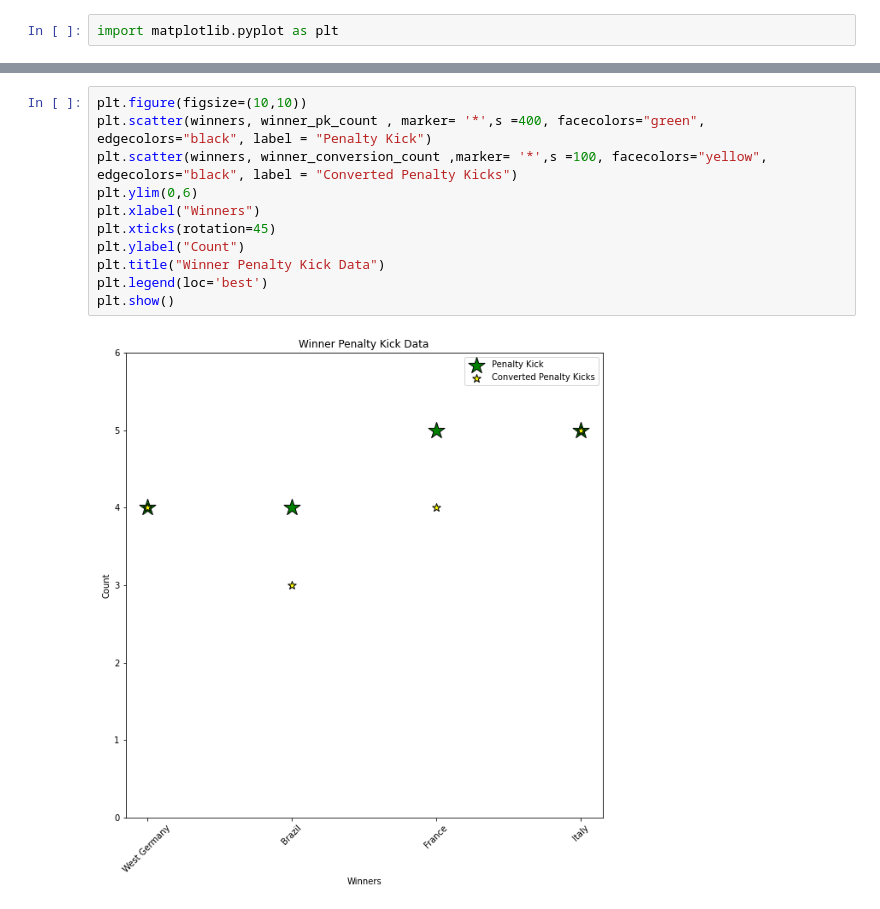
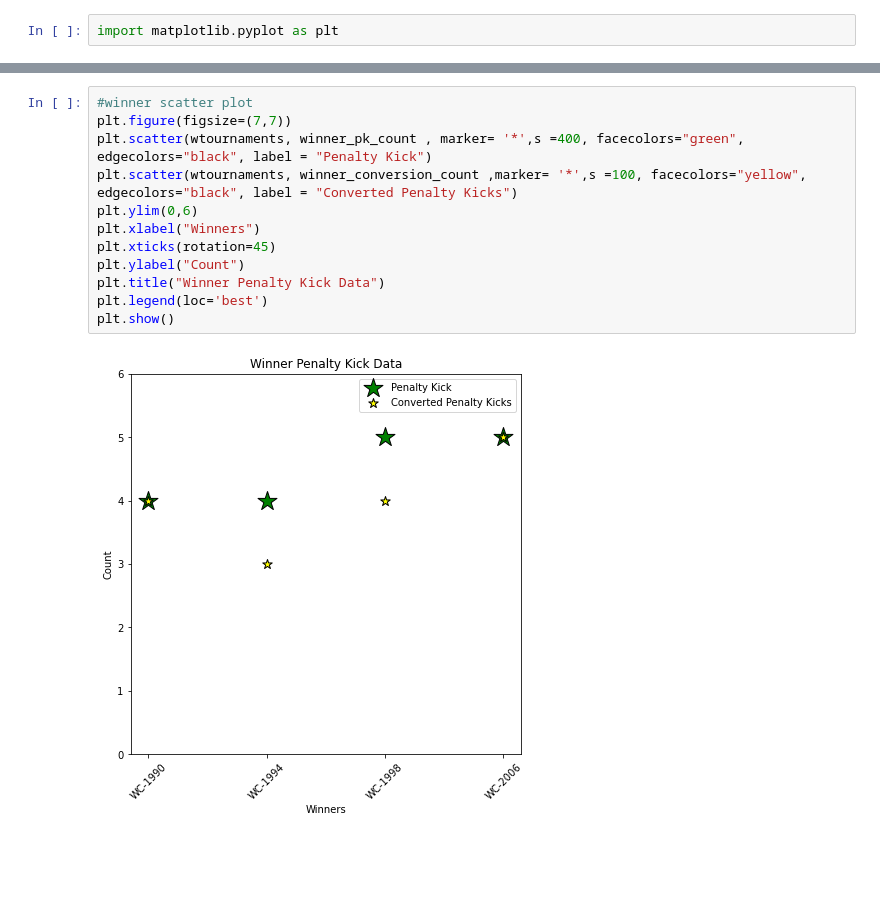
Before and after one commit to NaTaliaebr/Project_1, a Jupyter notebook: data_tranformation/Data_transformation_Q4_with_Visualizations.ipynb, the cells around one changed output, grey strips where cells are left out. Saved outputs shown, nothing was run; the diff lists cells and outputs as text; blank space fills up the shorter version.

Commit message:
Q4: Penalty Kick Visualizations added

```diff
--- a/data_tranformation/Data_transformation_Q4_with_Visualizations.ipynb
+++ b/data_tranformation/Data_transformation_Q4_with_Visualizations.ipynb
@@ -188,13 +198,14 @@ plt.show()
 # %%
-plt.figure(figsize=(10,10))
-plt.scatter(winners, winner_pk_count , marker= '*',s =400, facecolors="green", edgecolors="black", label = "Penalty Kick")
-plt.scatter(winners, winner_conversion_count ,marker= '*',s =100, facecolors="yellow", edgecolors="black", label = "Converted Penalty Kicks")
+#winner scatter plot
+plt.figure(figsize=(7,7))
+plt.scatter(wtournaments, winner_pk_count , marker= '*',s =400, facecolors="green", edgecolors="black", label = "Penalty Kick")
+plt.scatter(wtournaments, winner_conversion_count ,marker= '*',s =100, facecolors="yellow", edgecolors="black", label = "Converted Penalty Kicks")
 plt.ylim(0,6)
 plt.xlabel("Winners")
 plt.xticks(rotation=45)
 plt.ylabel("Count")
 plt.title("Winner Penalty Kick Data")
 plt.legend(loc='best')
 plt.show()
 # %% [output]
-[figure, old version]
+[figure, new version]
```
Also changed, not shown: parts of 8 cells of this notebook.
